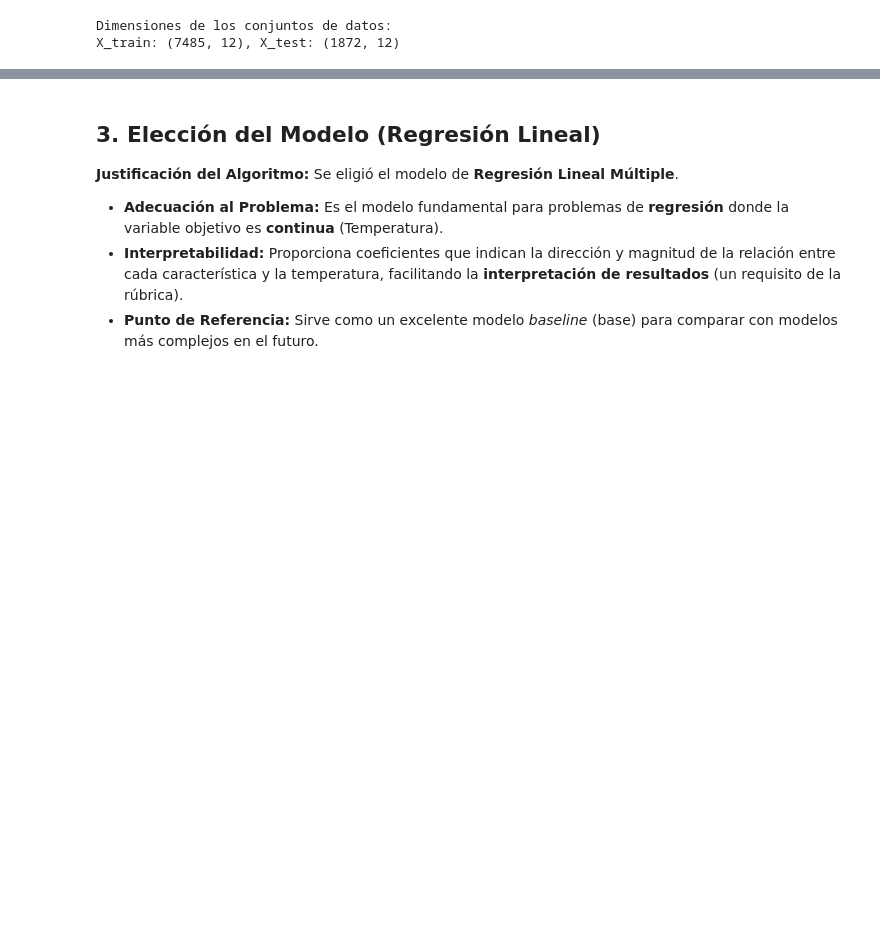
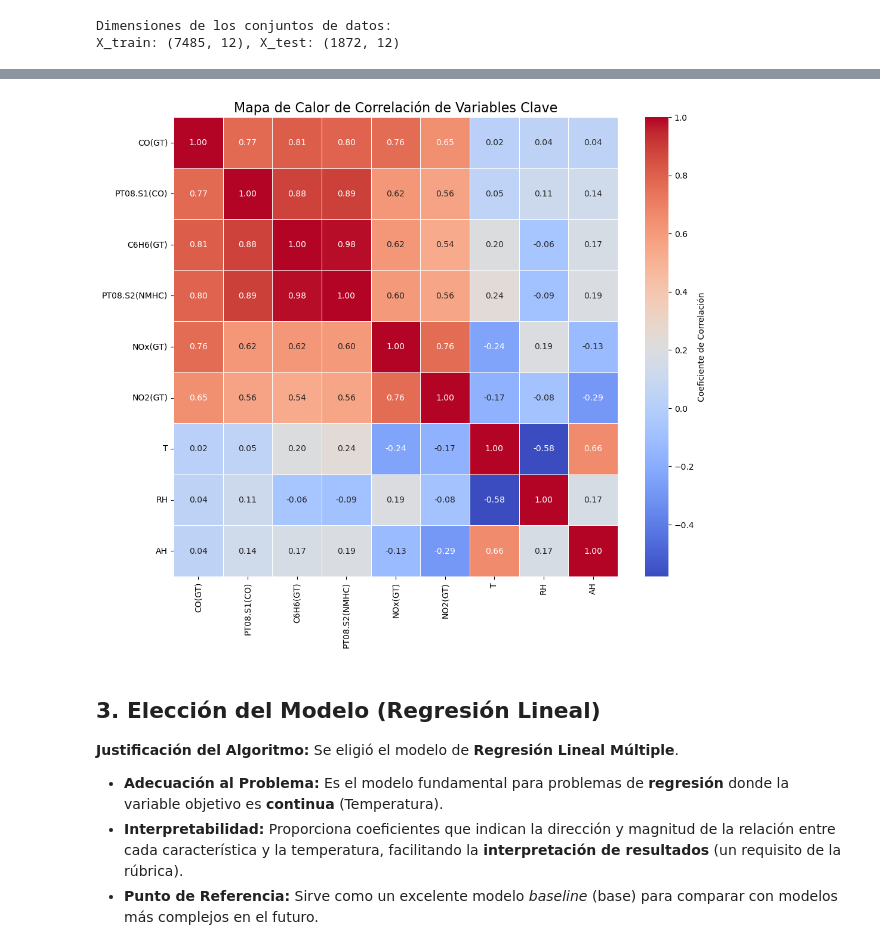
Before and after one commit to dinovillalobos/MineriaDatos-, a Jupyter notebook: RegresionLinear/data/Tarea1.ipynb, the cells around one changed output, grey strips where cells are left out. Saved outputs shown, nothing was run; the diff lists cells and outputs as text; code cells hidden in the pictures; blank space fills up the shorter version.

```diff
--- a/RegresionLinear/data/Tarea1.ipynb
+++ b/RegresionLinear/data/Tarea1.ipynb
@@ -168,3 +183,23 @@ X_train: (7485, 12), X_test: (1872, 12)
+# %%
+# Selecciona solo las columnas numéricas relevantes para la correlación
+# Ajusta la lista de columnas según las que estés usando para el modelo
+columnas_relevantes = ['CO(GT)', 'PT08.S1(CO)', 'C6H6(GT)', 'PT08.S2(NMHC)', 'NOx(GT)', 'NO2(GT)', 'T', 'RH', 'AH']
+
+# Calcula la matriz de correlación
+correlacion_matriz = df_clean[columnas_relevantes].corr()
+
+plt.figure(figsize=(12, 10))
+sns.heatmap(correlacion_matriz,
+            annot=True,        # Mostrar los valores de correlación
+            cmap='coolwarm',   # Mapa de color
+            fmt=".2f",         # Formato de los números (2 decimales)
+            linewidths=.5,     # Líneas entre celdas
+            cbar_kws={'label': 'Coeficiente de Correlación'})
+
+plt.title('Mapa de Calor de Correlación de Variables Clave', fontsize=16)
+plt.show()
+# %% [output]
+[figure, added]
 # %% [markdown]
 ## 3. Elección del Modelo (Regresión Lineal)
 
```
Also changed, not shown: parts of 5 cells of this notebook.
